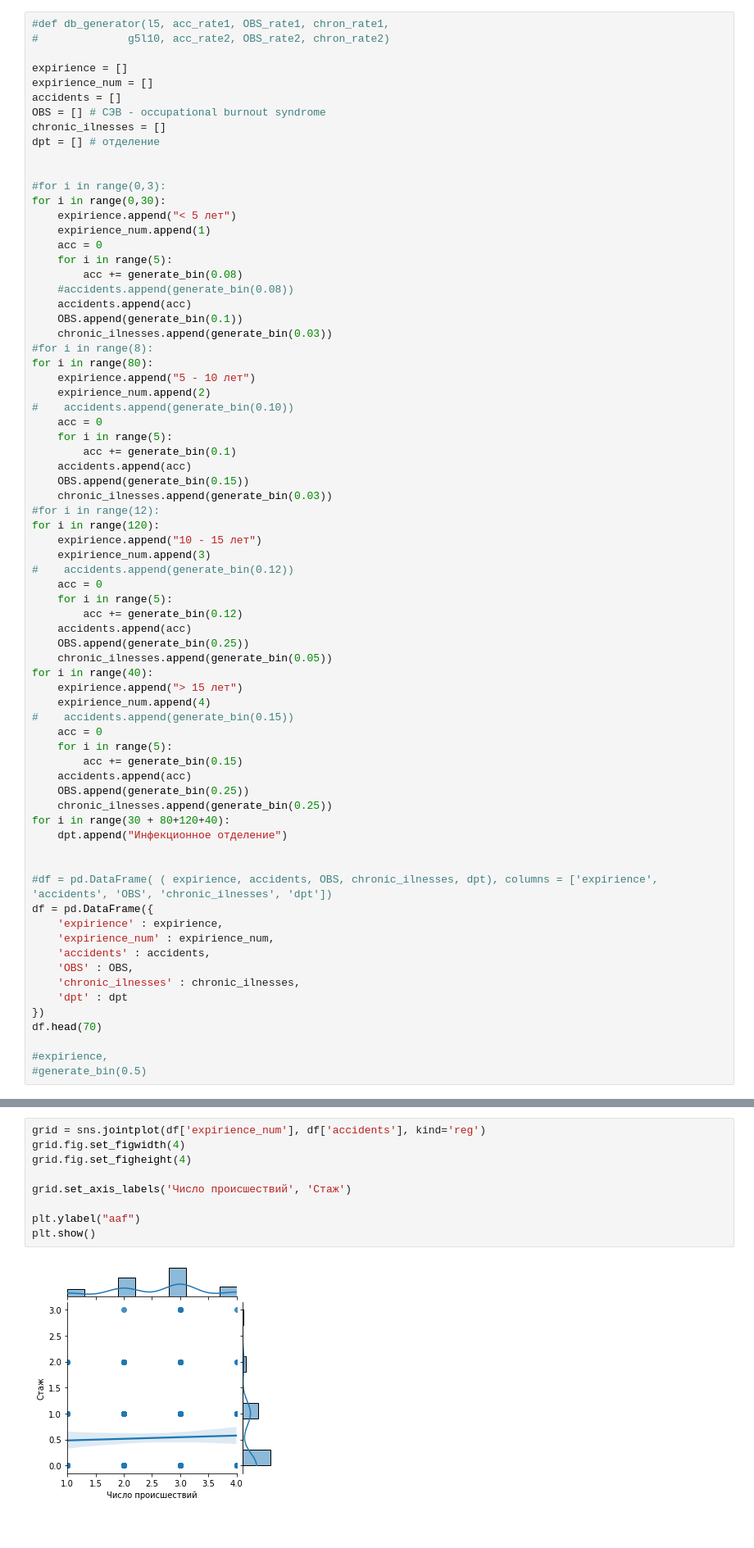
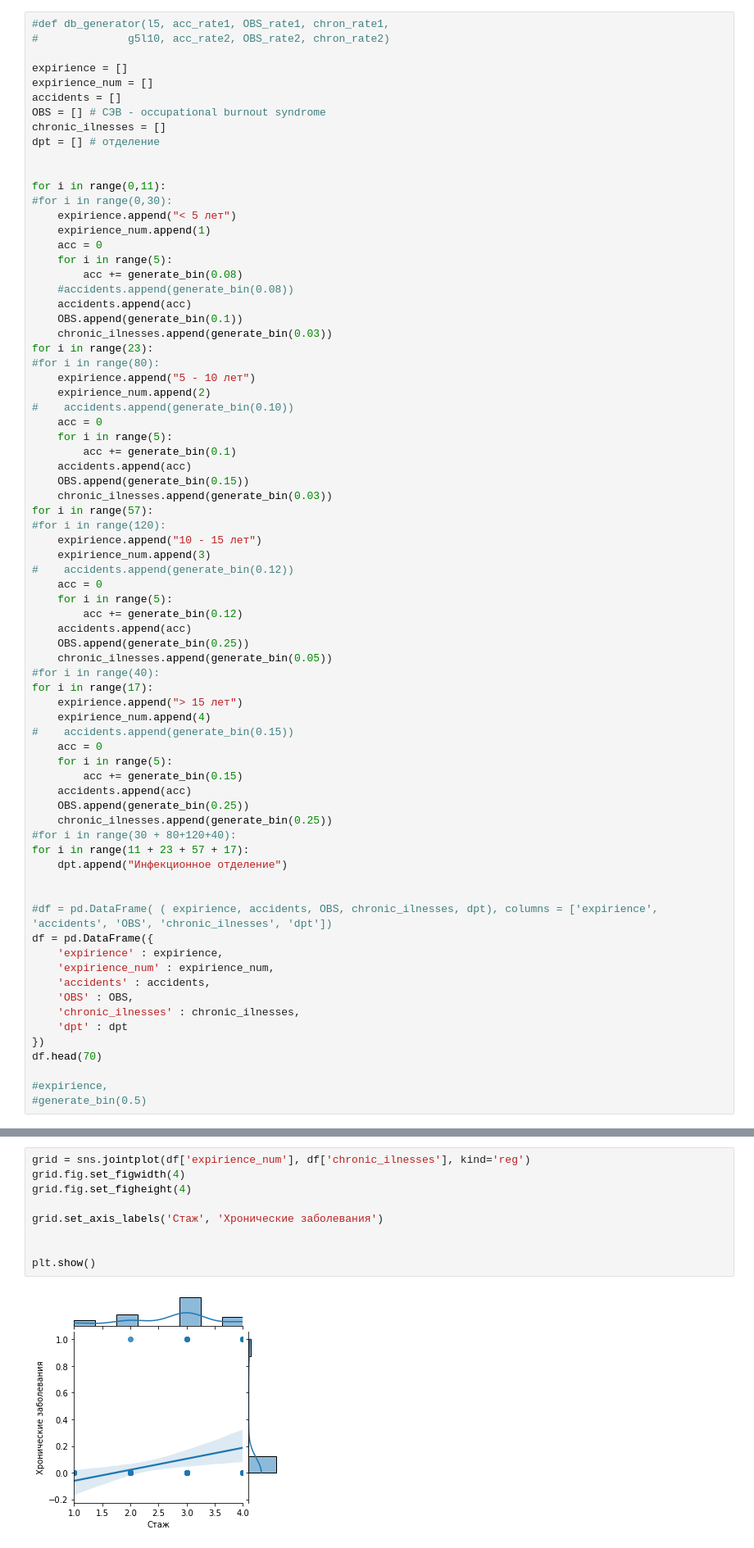
Before and after one commit to AlKul/illnesses, a Jupyter notebook: Abstract.ipynb, the cells around one changed output, grey strips where cells are left out. Shown at 82% size. Cells and saved outputs as stored; diff of their text form.

```diff
--- a/Abstract.ipynb
+++ b/Abstract.ipynb
@@ -34,8 +34,8 @@ chronic_ilnesses = []
 dpt = [] # отделение
 
 
-#for i in range(0,3):
-for i in range(0,30):
+for i in range(0,11):
+#for i in range(0,30):
     expirience.append("< 5 лет")
     expirience_num.append(1)
     acc = 0
@@ -45,8 +45,8 @@ for i in range(0,30):
     accidents.append(acc)
     OBS.append(generate_bin(0.1))
     chronic_ilnesses.append(generate_bin(0.03))
-#for i in range(8):
-for i in range(80):
+for i in range(23):
+#for i in range(80):
     expirience.append("5 - 10 лет")
     expirience_num.append(2)
 #    accidents.append(generate_bin(0.10))
@@ -56,8 +56,8 @@ for i in range(80):
     accidents.append(acc)
     OBS.append(generate_bin(0.15))
     chronic_ilnesses.append(generate_bin(0.03))
-#for i in range(12):
-for i in range(120):
+for i in range(57):
+#for i in range(120):
     expirience.append("10 - 15 лет")
     expirience_num.append(3)
 #    accidents.append(generate_bin(0.12))
@@ -67,7 +67,8 @@ for i in range(120):
     accidents.append(acc)
     OBS.append(generate_bin(0.25))
     chronic_ilnesses.append(generate_bin(0.05))
-for i in range(40):
+#for i in range(40):
+for i in range(17):
     expirience.append("> 15 лет")
     expirience_num.append(4)
 #    accidents.append(generate_bin(0.15))
@@ -77,7 +78,8 @@ for i in range(40):
     accidents.append(acc)
     OBS.append(generate_bin(0.25))
     chronic_ilnesses.append(generate_bin(0.25))
-for i in range(30 + 80+120+40):
+#for i in range(30 + 80+120+40):
+for i in range(11 + 23 + 57 + 17):
     dpt.append("Инфекционное отделение")
 
 
@@ -134,14 +178,14 @@ KeyError: "None of [Index(['dsf'], dtype='object')] are in the [columns]"
 # %%
-grid = sns.jointplot(df['expirience_num'], df['accidents'], kind='reg')
+grid = sns.jointplot(df['expirience_num'], df['chronic_ilnesses'], kind='reg')
 grid.fig.set_figwidth(4)
 grid.fig.set_figheight(4)
 
-grid.set_axis_labels('Число происшествий', 'Стаж')
+grid.set_axis_labels('Стаж', 'Хронические заболевания')
 
-plt.ylabel("aaf")
+
 plt.show()
 # %% [output]
-[figure, old version]
+[figure, new version]
 # %%
 plt.figure(figsize = (15,5))
 
```
Also changed, not shown: parts of 5 cells of this notebook.
